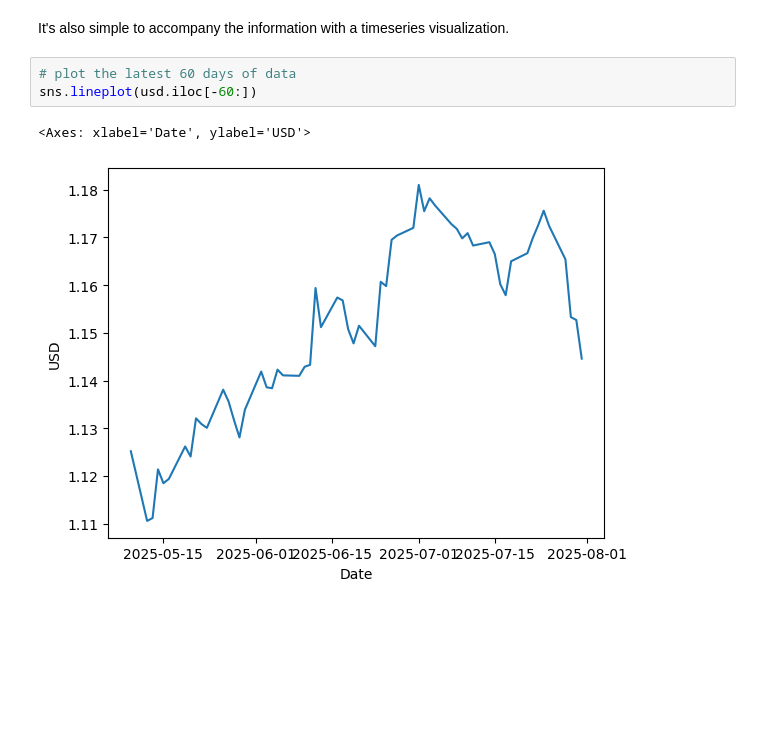
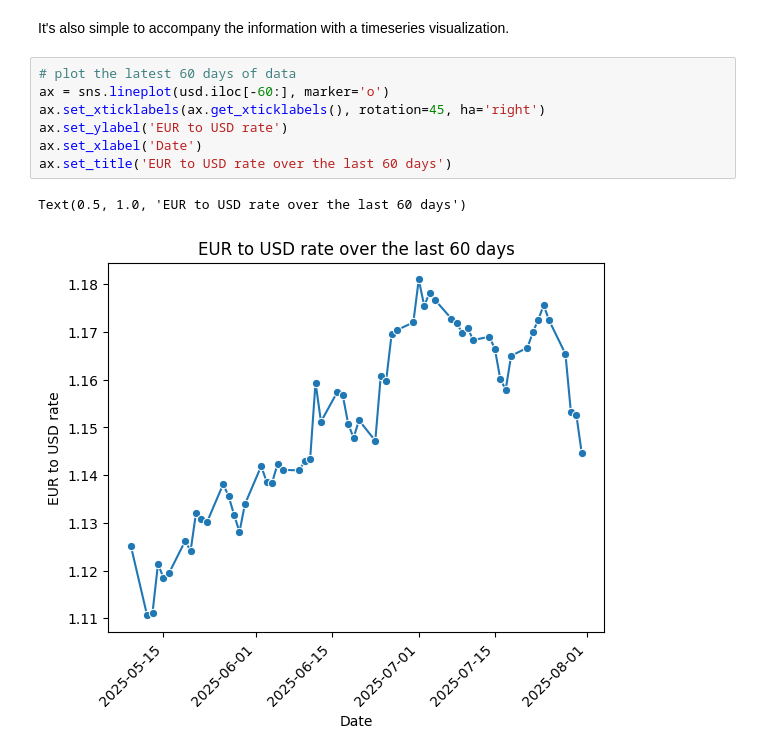
Before and after one commit to kldykstra/currency-track, a Jupyter notebook: analysis/explore.ipynb, the cells around one changed output. Cells and saved outputs as stored; diff of their text form; blank space fills up the shorter version.

```diff
--- a/analysis/explore.ipynb
+++ b/analysis/explore.ipynb
@@ -260,7 +260,11 @@ Latest USD rate change: -0.7027%
 It's also simple to accompany the information with a timeseries visualization.
 # %%
 # plot the latest 60 days of data
-sns.lineplot(usd.iloc[-60:])
+ax = sns.lineplot(usd.iloc[-60:], marker='o')
+ax.set_xticklabels(ax.get_xticklabels(), rotation=45, ha='right')
+ax.set_ylabel('EUR to USD rate')
+ax.set_xlabel('Date')
+ax.set_title('EUR to USD rate over the last 60 days')
 # %% [output]
-<Axes: xlabel='Date', ylabel='USD'>
+Text(0.5, 1.0, 'EUR to USD rate over the last 60 days')
-[figure, old version]
+[figure, new version]
```
Also changed, not shown: parts of 1 cell of this notebook.
